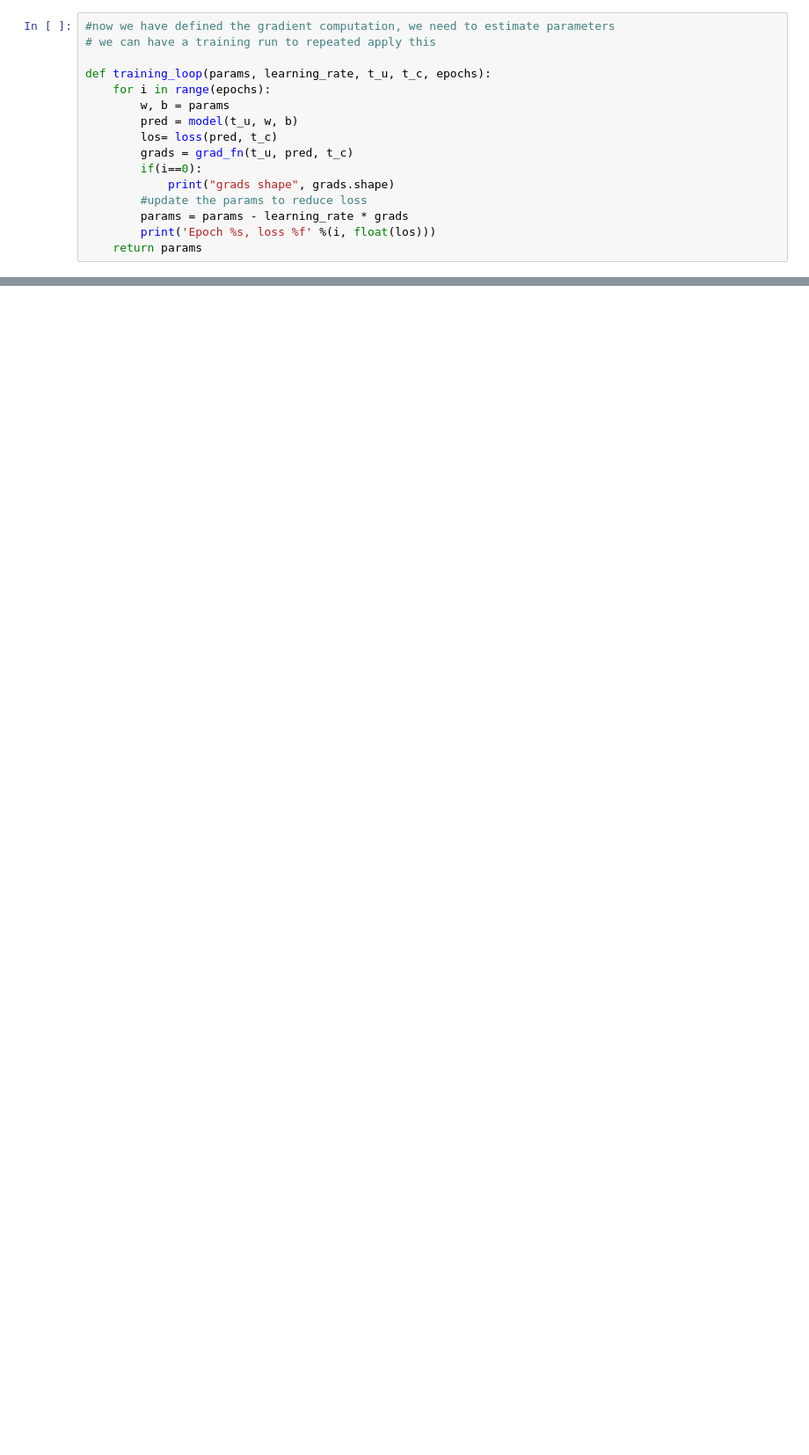
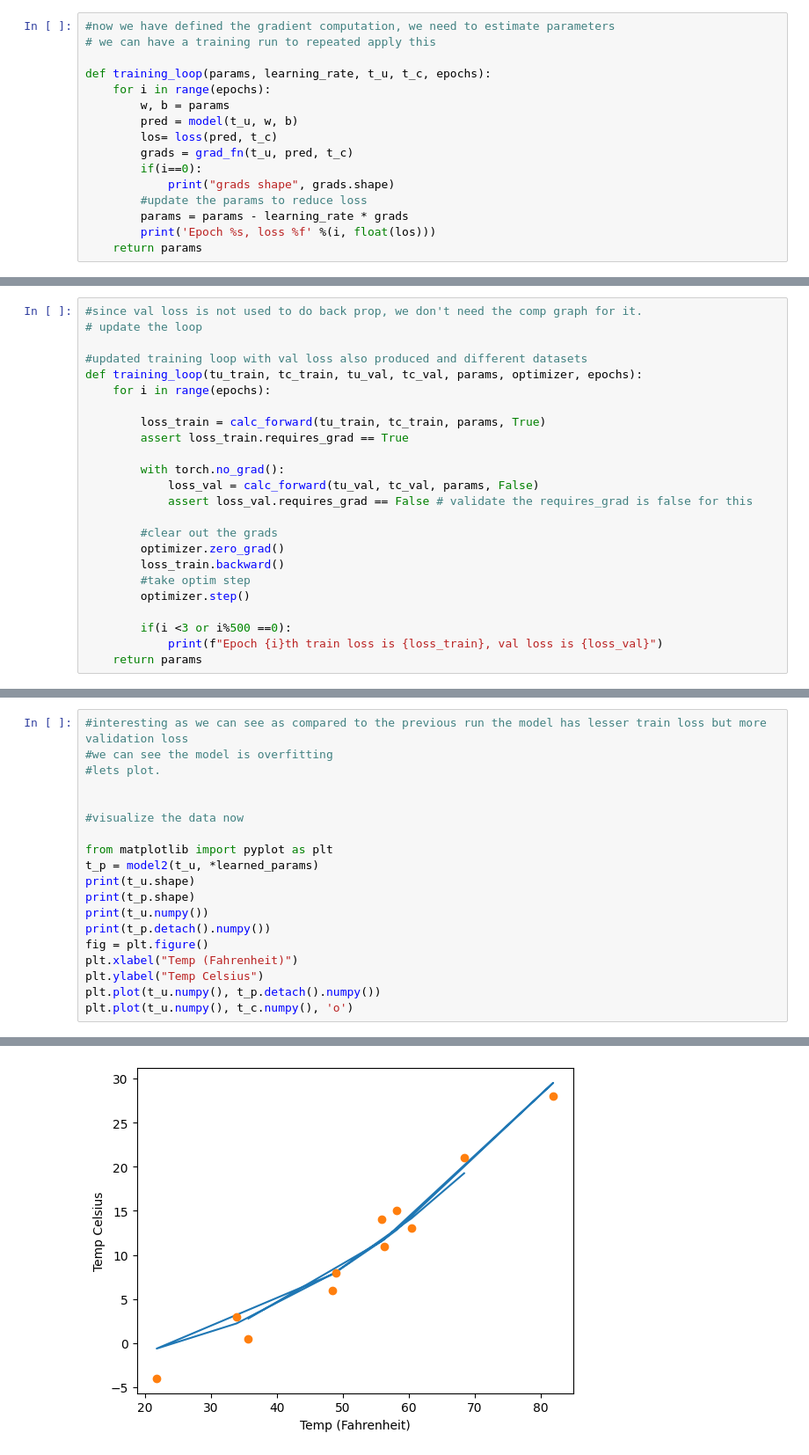
Before and after one commit to aroragaurav/DeepLearningSpecialization, a Jupyter notebook: ml/pytorch/dlwpt_code/p1ch5/parameter_estimation.ipynb, the cells around one changed output, grey strips where cells are left out. Shown at 88% size. Drawn from its saved outputs; the diff is of its cells as text; blank space fills up the shorter version.

```diff
--- a/ml/pytorch/dlwpt_code/p1ch5/parameter_estimation.ipynb
+++ b/ml/pytorch/dlwpt_code/p1ch5/parameter_estimation.ipynb
@@ -174,0 +531,24 @@ tensor([  5.3671, -17.3012])
+# %%
+#since val loss is not used to do back prop, we don't need the comp graph for it.
+# update the loop
+
+#updated training loop with val loss also produced and different datasets
+def training_loop(tu_train, tc_train, tu_val, tc_val, params, optimizer, epochs):
+    for i in range(epochs):
+
+        loss_train = calc_forward(tu_train, tc_train, params, True)
+        assert loss_train.requires_grad == True
+
+        with torch.no_grad():
+            loss_val = calc_forward(tu_val, tc_val, params, False)
+            assert loss_val.requires_grad == False # validate the requires_grad is false for this
+
+        #clear out the grads
+        optimizer.zero_grad()
+        loss_train.backward()
+        #take optim step
+        optimizer.step()
+
+        if(i <3 or i%500 ==0):
+            print(f"Epoch {i}th train loss is {loss_train}, val loss is {loss_val}")
+    return params
@@ -174,0 +633,20 @@ tensor([  5.3671, -17.3012])
+# %%
+#interesting as we can see as compared to the previous run the model has lesser train loss but more validation loss
+#we can see the model is overfitting
+#lets plot.
+
+
+#visualize the data now
+
+from matplotlib import pyplot as plt
+t_p = model2(t_u, *learned_params)
+print(t_u.shape)
+print(t_p.shape)
+print(t_u.numpy())
+print(t_p.detach().numpy())
+fig = plt.figure()
+plt.xlabel("Temp (Fahrenheit)")
+plt.ylabel("Temp Celsius")
+plt.plot(t_u.numpy(), t_p.detach().numpy())
+plt.plot(t_u.numpy(), t_c.numpy(), 'o')
+# %% [output]
@@ -174,0 +659 @@ tensor([  5.3671, -17.3012])
+[figure, added]
```
Also changed, not shown: parts of 32 cells of this notebook.
